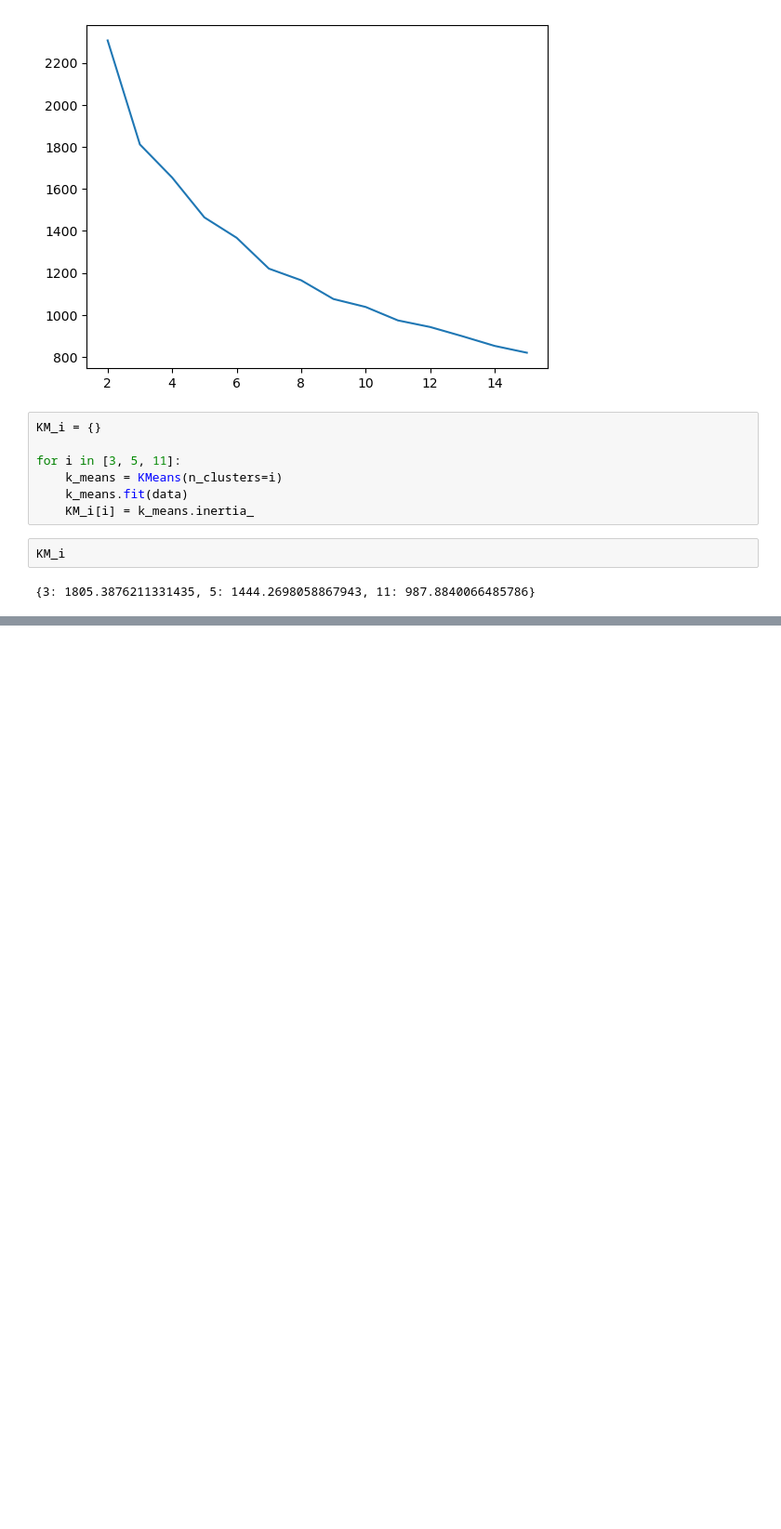
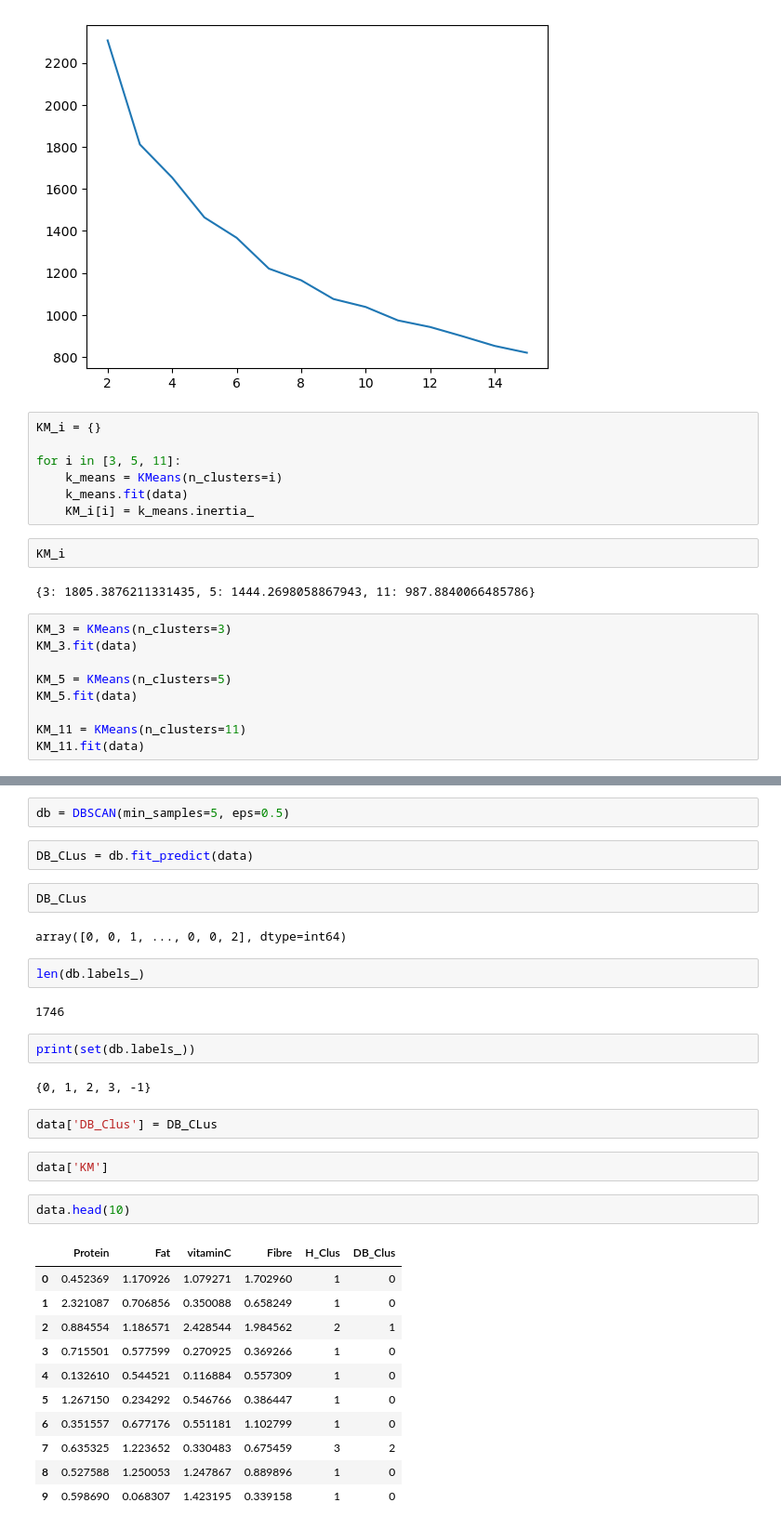
Before and after one commit to HitenDewangan/DataScience-AIML, a Jupyter notebook: Unsupervised Learning/Clustering.ipynb, the cells around one changed output, grey strips where cells are left out. Shown: that part at 93% size. Cells and saved outputs as stored; diff of their text form; blank space fills up the shorter version.

Commit message:
DBSCAN

```diff
--- a/Unsupervised Learning/Clustering.ipynb
+++ b/Unsupervised Learning/Clustering.ipynb
@@ -162,3 +162,12 @@ for i in [3, 5, 11]:
 KM_i
 # %% [output]
 {3: 1805.3876211331435, 5: 1444.2698058867943, 11: 987.8840066485786}
+# %%
+KM_3 = KMeans(n_clusters=3)
+KM_3.fit(data)
+
+KM_5 = KMeans(n_clusters=5)
+KM_5.fit(data)
+
+KM_11 = KMeans(n_clusters=11)
+KM_11.fit(data)
@@ -164,0 +182,34 @@ KM_i
+# %%
+db = DBSCAN(min_samples=5, eps=0.5)
+# %%
+DB_CLus = db.fit_predict(data)
+# %%
+DB_CLus
+# %% [output]
+array([0, 0, 1, ..., 0, 0, 2], dtype=int64)
+# %%
+len(db.labels_)
+# %% [output]
+1746
+# %%
+print(set(db.labels_))
+# %% [output]
+{0, 1, 2, 3, -1}
+# %%
+data['DB_Clus'] = DB_CLus
+# %%
+data['KM']
+# %%
+data.head(10)
+# %% [output]
+|  | Protein | Fat | vitaminC | Fibre | H_Clus | DB_Clus |
+| 0 | 0.452369 | 1.170926 | 1.079271 | 1.702960 | 1 | 0 |
+| 1 | 2.321087 | 0.706856 | 0.350088 | 0.658249 | 1 | 0 |
+| 2 | 0.884554 | 1.186571 | 2.428544 | 1.984562 | 2 | 1 |
+| 3 | 0.715501 | 0.577599 | 0.270925 | 0.369266 | 1 | 0 |
+| 4 | 0.132610 | 0.544521 | 0.116884 | 0.557309 | 1 | 0 |
+| 5 | 1.267150 | 0.234292 | 0.546766 | 0.386447 | 1 | 0 |
+| 6 | 0.351557 | 0.677176 | 0.551181 | 1.102799 | 1 | 0 |
+| 7 | 0.635325 | 1.223652 | 0.330483 | 0.675459 | 3 | 2 |
+| 8 | 0.527588 | 1.250053 | 1.247867 | 0.889896 | 1 | 0 |
+| 9 | 0.598690 | 0.068307 | 1.423195 | 0.339158 | 1 | 0 |
```
Also changed, not shown: parts of 4 cells of this notebook.
